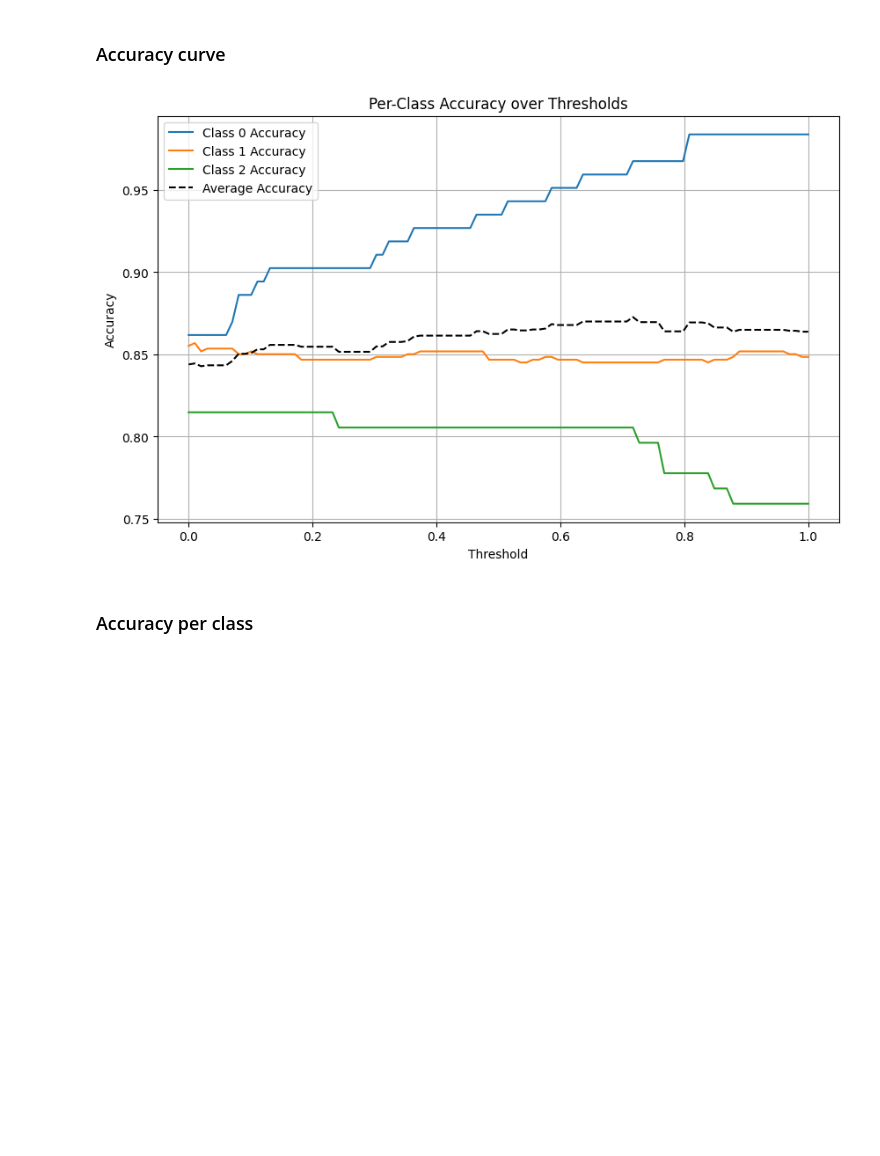
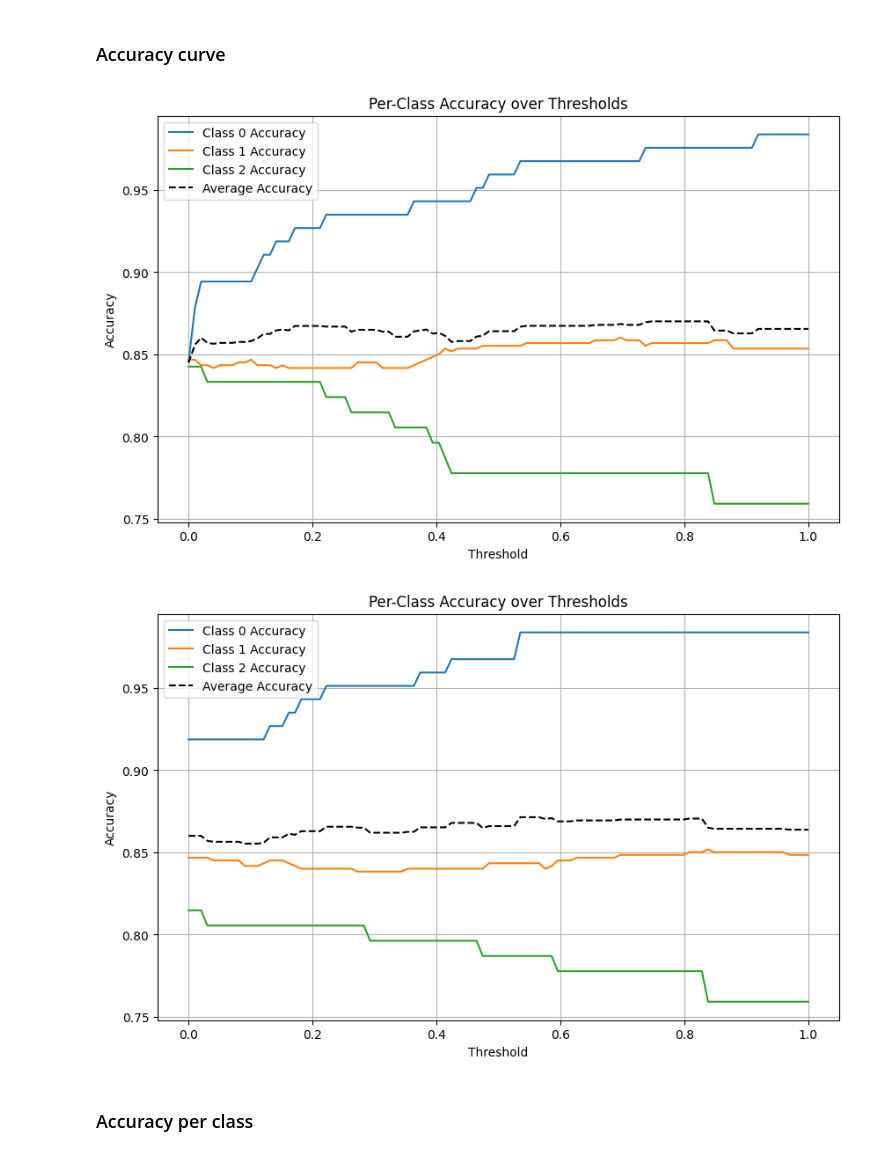
Before and after one commit to gamemeine/ssne, a Jupyter notebook: ex3/main.ipynb, the cells around one changed output. Drawn from its saved outputs; the diff is of its cells as text; code cells hidden in the pictures; blank space fills up the shorter version.

```diff
--- a/ex3/main.ipynb
+++ b/ex3/main.ipynb
@@ -203,27 +203,27 @@ Number of classes:  3
 import torch.nn as nn
 
 class DefaultNeuralNetwork(nn.Module):
-    def __init__(self, input_size: int, output_size: int = 1, dropout: float = 0.2):
+    def __init__(self, input_size: int, layer_size: int = 1024, output_size: int = 1, dropout: float = 0.2):
         super().__init__()
 
         self.seq = nn.Sequential(
-            nn.Linear(input_size, 1024),
-            nn.BatchNorm1d(1024),
+            nn.Linear(input_size, layer_size),
+            nn.BatchNorm1d(layer_size),
             nn.LeakyReLU(),
             nn.Dropout(dropout),
-            nn.Linear(1024, 1024),
-            nn.BatchNorm1d(1024),
+            nn.Linear(layer_size, layer_size),
+            nn.BatchNorm1d(layer_size),
             nn.LeakyReLU(),
             nn.Dropout(dropout),
-            nn.Linear(1024, 1024),
-            nn.BatchNorm1d(1024),
+            nn.Linear(layer_size, layer_size),
+            nn.BatchNorm1d(layer_size),
             nn.LeakyReLU(),
             nn.Dropout(dropout),
-            nn.Linear(1024, 1024),
-            nn.BatchNorm1d(1024),
+            nn.Linear(layer_size, layer_size),
+            nn.BatchNorm1d(layer_size),
             nn.LeakyReLU(),
             nn.Dropout(dropout),
-            nn.Linear(1024, output_size),
+            nn.Linear(layer_size, output_size),
             # nn.Sigmoid()
         )
 
@@ -301,7 +412,7 @@ def ordinal_loss(preds, targets, weights=(0.5, 2)):
 # %%
 from train import Trainer
 
-nn_model = DefaultNeuralNetwork(input_size=vector_size_oh, output_size=num_classes-1, dropout=0.1)
+nn_model = DefaultNeuralNetwork(input_size=vector_size_oh, layer_size=1024, output_size=num_classes-1, dropout=0.1)
 optim = torch.optim.AdamW(nn_model.parameters(), lr=1e-4, weight_decay=2e-1)
 scheduler = torch.optim.lr_scheduler.ReduceLROnPlateau(optim, patience=5, factor=0.1, verbose=True)
 criterion = ordinal_loss
@@ -335,7 +446,7 @@ Epoch 100/100 - Train Loss: 0.29 - Val Loss: 0.30 - Val Acc: 0.8624 - LR: 1.0000
 # %%
 from train import Trainer
 
-emb_model = DefaultNeuralNetwork(input_size=vector_size_ie, output_size=num_classes-1, dropout=0.1)
+emb_model = DefaultNeuralNetwork(input_size=vector_size_ie, layer_size=1024, output_size=num_classes-1, dropout=0.1)
 optim = torch.optim.AdamW(emb_model.parameters(), lr=1e-4, weight_decay=2e-1)
 scheduler = torch.optim.lr_scheduler.ReduceLROnPlateau(optim, patience=5, factor=0.1, verbose=True)
 criterion = ordinal_loss
@@ -369,15 +463,18 @@ Epoch 100/100 - Train Loss: 0.29 - Val Loss: 0.30 - Val Acc: 0.8770 - LR: 1.0000
 # %%
 from train import predict
 
-y_pred = predict(nn_model, X_val_oh, device)
+y_pred_nn = predict(nn_model, X_val_oh, device)
+y_pred_embd = predict(emb_model, X_val_ie, device)
 # %% [markdown]
 ### Accuracy curve
 # %%
 from plots import plot_acc_over_thresholds
 
-plot_acc_over_thresholds(y_val, y_pred)
+plot_acc_over_thresholds(y_val, y_pred_nn)
+plot_acc_over_thresholds(y_val, y_pred_embd)
 # %% [output]
-[figure, old version]
+[figure, new version]
+[figure, added]
 # %%
 from utils import pred_to_class
 
```
Also changed, not shown: parts of 12 cells of this notebook, 2 other files.
